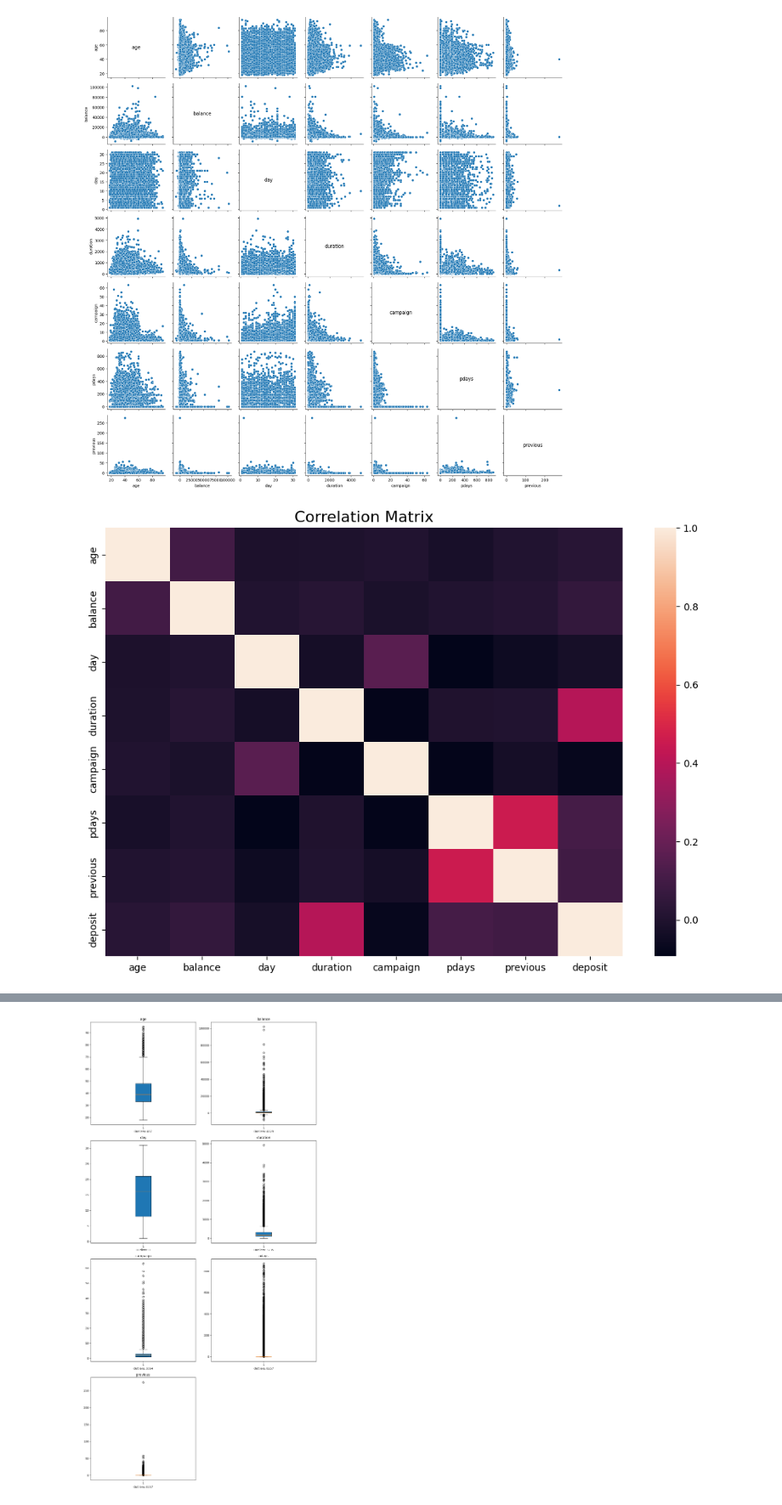
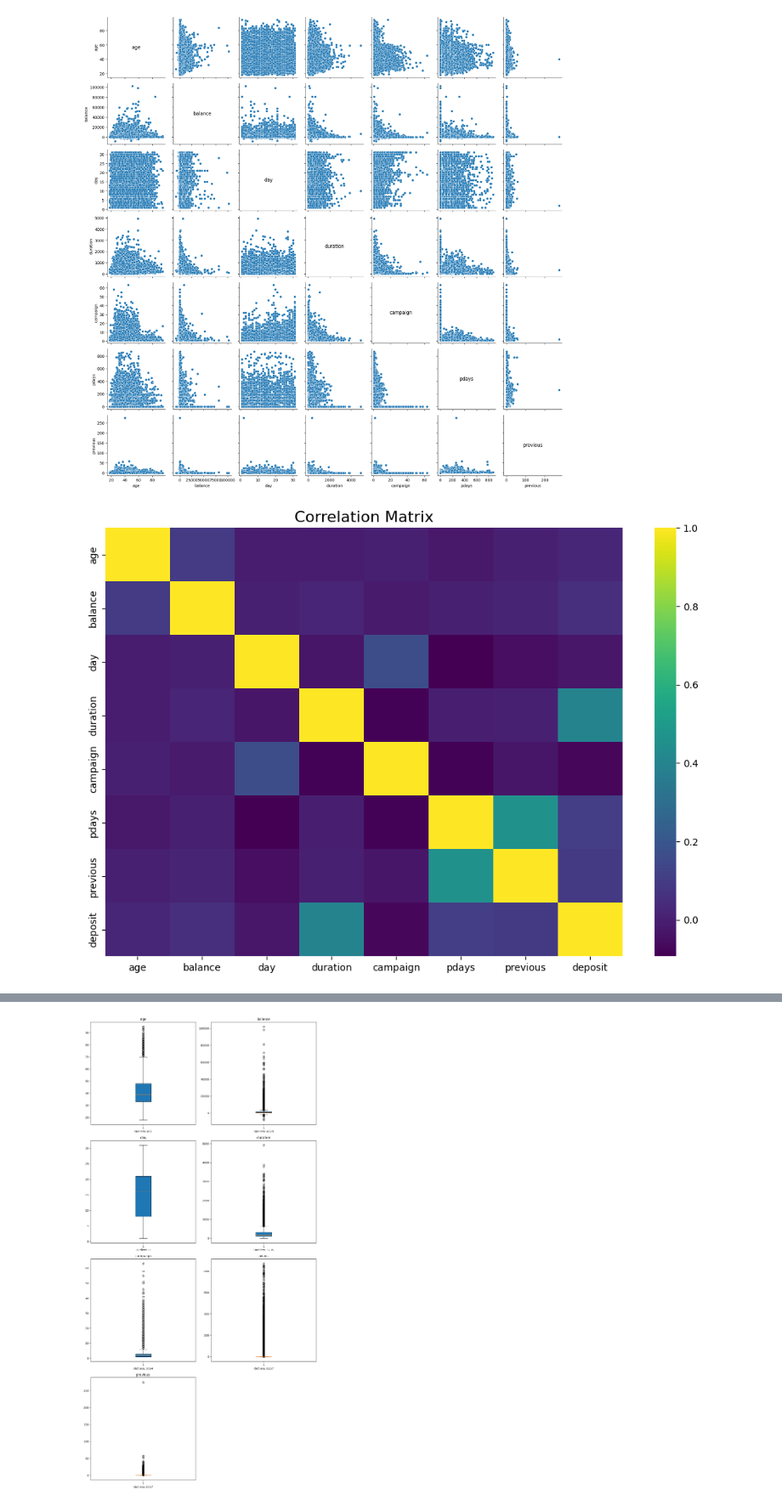
Before and after one commit to dsabljic/Bank-Marketing, a Jupyter notebook: BankMarketing.ipynb, the cells around one changed output, grey strips where cells are left out. Shown at 85% size. Cells and saved outputs as stored; diff of their text form; code cells hidden in the pictures.

Commit message:
nova corr matrica

```diff
--- a/BankMarketing.ipynb
+++ b/BankMarketing.ipynb
@@ -165,14 +172,14 @@ plt.show()
 # %%
 df2=df.copy()
 fig = plt.figure(figsize=(12,8))
 df2['deposit'] = LabelEncoder().fit_transform(df2['deposit'])
 
 numeric_df = df2.select_dtypes(exclude="object")
 
 corr= numeric_df.corr()
 
-sns.heatmap(corr, cbar=True)
+sns.heatmap(corr, cbar=True, cmap='viridis', linecolor='white')
 plt.title("Correlation Matrix", fontsize=16)
 plt.show()
 # %% [output]
-[figure, old version]
+[figure, new version]
```
Also changed, not shown: parts of 2 cells of this notebook.
